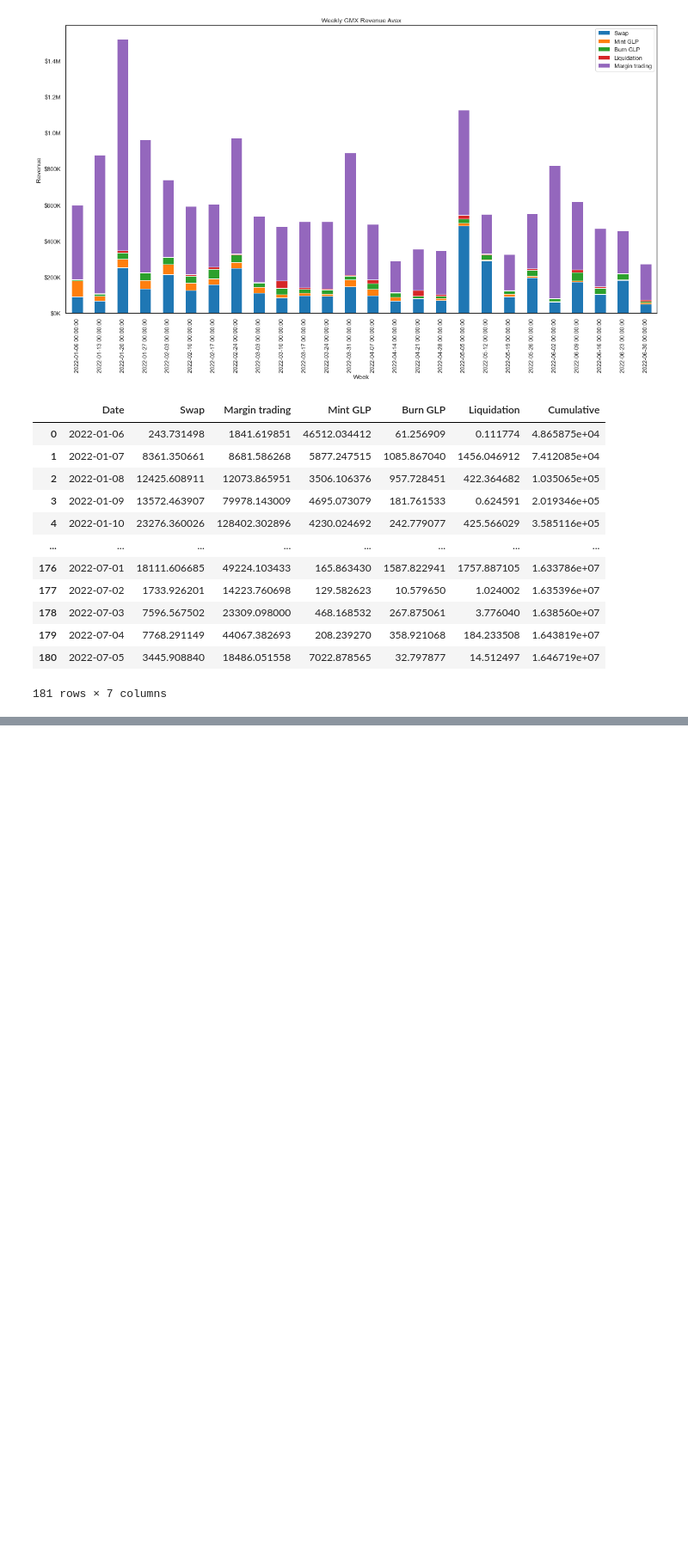
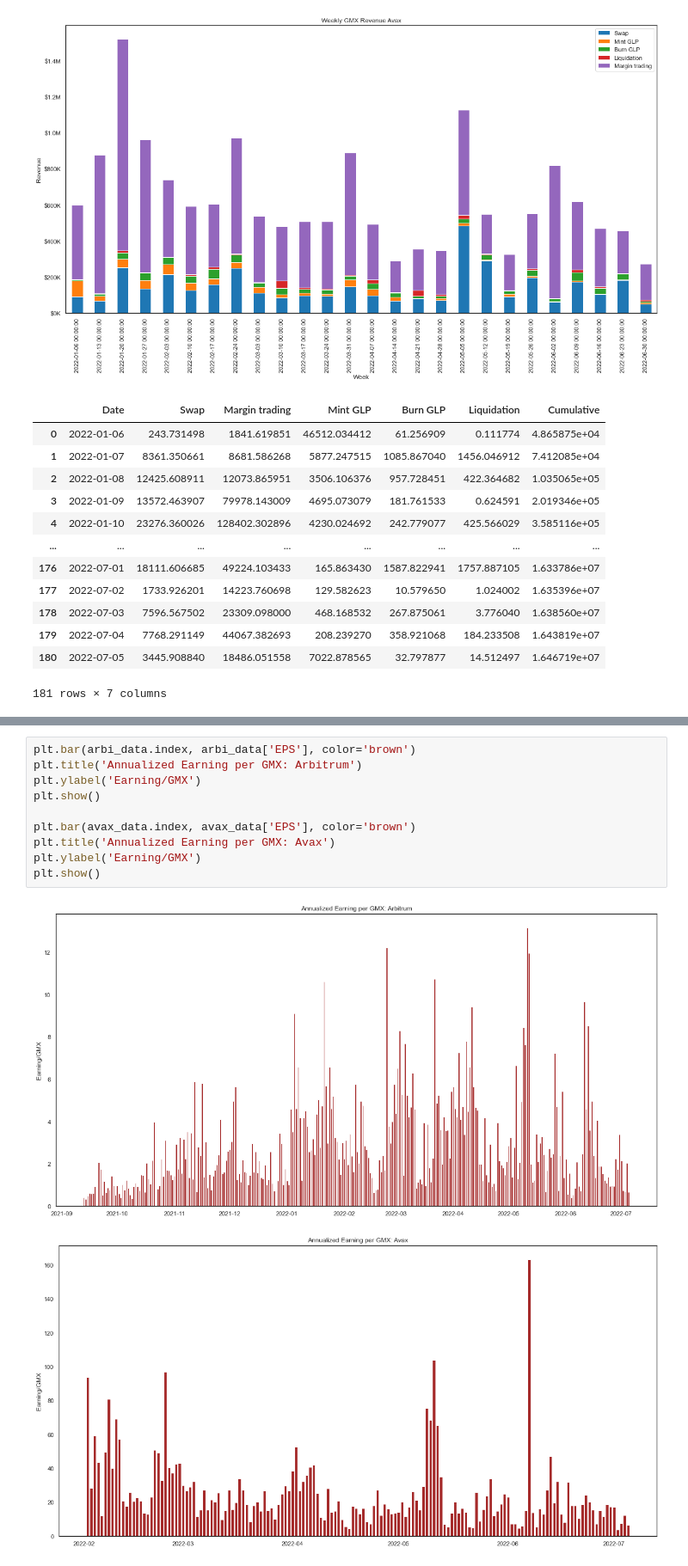
Before and after one commit to chainbound/profit-sharing-protocols-research, a Jupyter notebook: gmx.ipynb, the cells around one changed output, grey strips where cells are left out. Shown: that part at 86% size. Drawn from its saved outputs; the diff is of its cells as text; blank space fills up the shorter version.

```diff
--- a/gmx.ipynb
+++ b/gmx.ipynb
@@ -138,3 +136,16 @@ plt.show()
+# %%
+plt.bar(arbi_data.index, arbi_data['EPS'], color='brown')
+plt.title('Annualized Earning per GMX: Arbitrum')
+plt.ylabel('Earning/GMX')
+plt.show()
+
+plt.bar(avax_data.index, avax_data['EPS'], color='brown')
+plt.title('Annualized Earning per GMX: Avax')
+plt.ylabel('Earning/GMX')
+plt.show()
+# %% [output]
+[figure, added]
+[figure, added]
 # %%
 plt.plot(arbi_data.index, arbi_data['E_coin_ann'])
 plt.title('Annualized Earning per GMX: Arbitrum')
```
Also changed, not shown: parts of 7 cells of this notebook.
